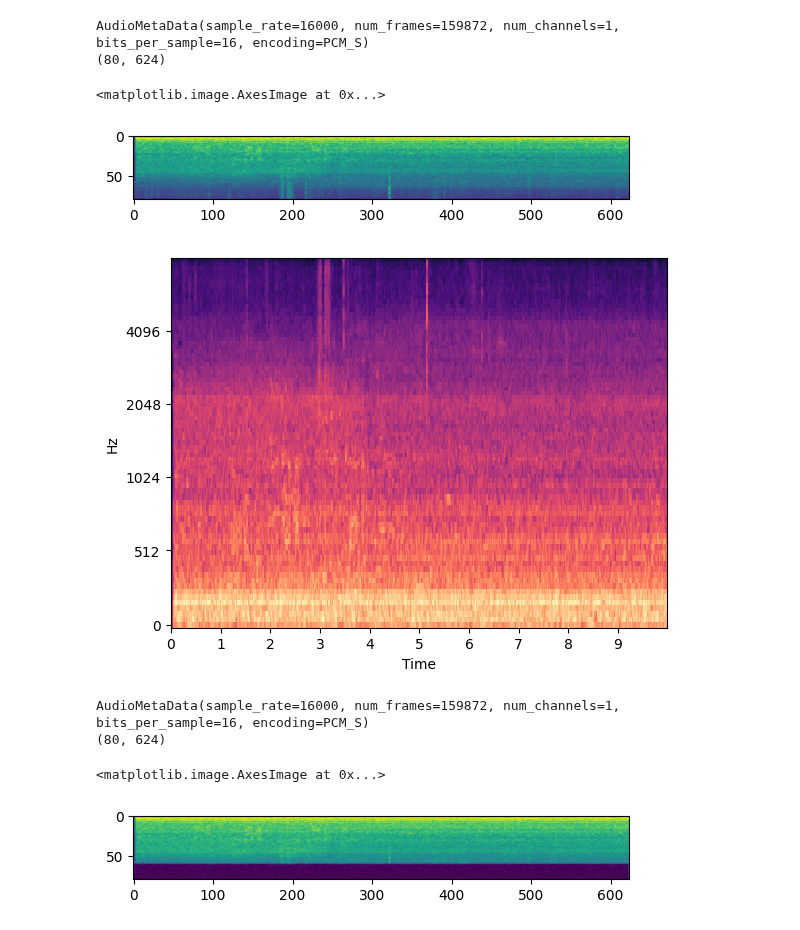
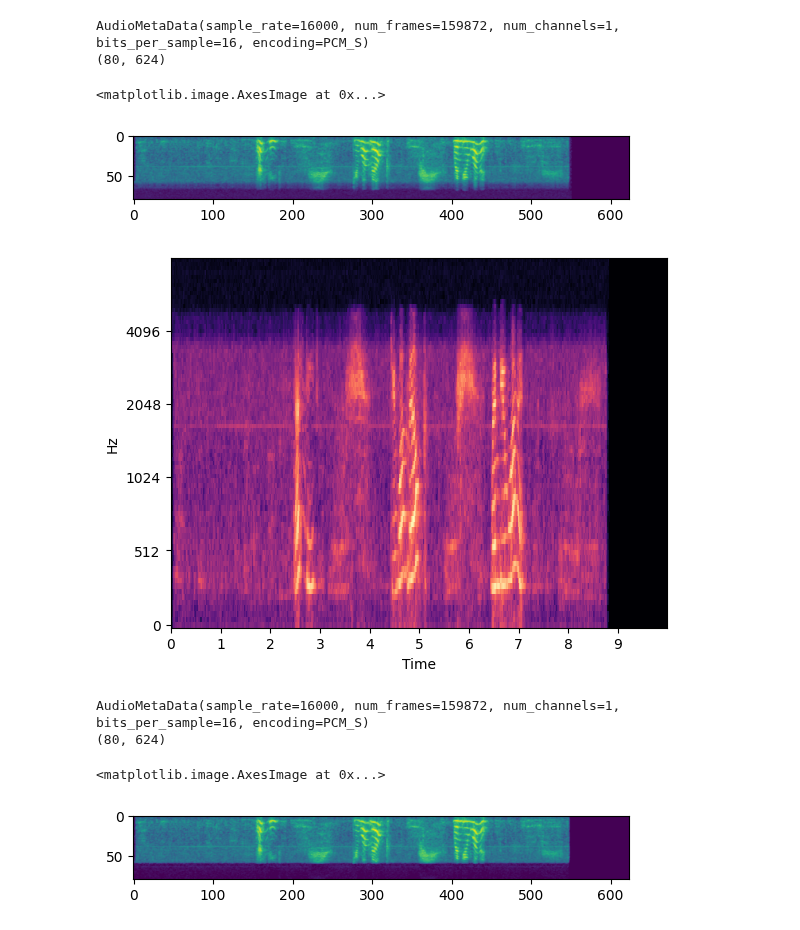
Before and after one commit to HeCheng0625/AudioEditing, a Jupyter notebook: gendata_sr.ipynb, the cells around one changed output. Drawn from its saved outputs; the diff is of its cells as text; code cells hidden in the pictures.

```diff
--- a/gendata_sr.ipynb
+++ b/gendata_sr.ipynb
@@ -67,8 +67,8 @@ def mel_spectrogram(y, n_fft, num_mels, sampling_rate, hop_size, win_size, fmin,
 
     return spec
 # %%
-ac_wav_path = "/blob/v-yuancwang/audio_editing_data/audiocaps/wav"
-save_path = "/blob/v-yuancwang/audio_editing_data/sr"
+ac_wav_path = "/blob/v-yuancwang/audio_editing_data/audiocaps_test/wav"
+save_path = "/blob/v-yuancwang/audio_editing_data/sr_test"
 wav_files = os.listdir(ac_wav_path)
 # ac_wav_path = "/blob/v-yuancwang/audio_editing_data/audiocaps/wav"
 # as_wav_path = "/blob/v-yuancwang/audio_editing_data/audioset96/wav"
@@ -84,12 +84,12 @@ wav_files = os.listdir(ac_wav_path)
 # print(len(wav_files))
 wav_files = sorted(wav_files)
 # %%
-# for file_name in tqdm(wav_files[:]):
-#     wav, sr = librosa.load(os.path.join(ac_wav_path, file_name), sr=8000)
-#     wav = np.clip(wav, -1, 1)
-#     wav = wav * MAX_WAV_VALUE
-#     wav = wav.astype('int16')
-#     write(os.path.join(save_path, "wav", file_name), 8000, wav)
+for file_name in tqdm(wav_files[:]):
+    wav, sr = librosa.load(os.path.join(ac_wav_path, file_name), sr=8000)
+    wav = np.clip(wav, -1, 1)
+    wav = wav * MAX_WAV_VALUE
+    wav = wav.astype('int16')
+    write(os.path.join(save_path, "wav", file_name), 8000, wav)
 
 for file_name in tqdm(wav_files[:]):
     wav, sr = librosa.load(os.path.join(save_path, "wav", file_name), sr=16000)
@@ -105,9 +105,9 @@ for file_name in tqdm(wav_files[:]):
     write(os.path.join(save_path, "wav", file_name), 16000, wav)
     np.save(os.path.join(save_path, "mel", file_name.replace(".wav", ".npy")), spec)
 # %%
-metadata0 = torchaudio.info(os.path.join(ac_wav_path, wav_files[1000]))
+metadata0 = torchaudio.info(os.path.join(ac_wav_path, wav_files[10]))
 print(metadata0)
-wav0, sr0 = librosa.load(os.path.join(ac_wav_path, wav_files[1000]), sr=16000)
+wav0, sr0 = librosa.load(os.path.join(ac_wav_path, wav_files[10]), sr=16000)
 x0 = torch.FloatTensor(wav0)
 x0 = mel_spectrogram(x0.unsqueeze(0), n_fft=1024, num_mels=80, sampling_rate=16000,
     hop_size=256, win_size=1024, fmin=0, fmax=8000)
@@ -118,27 +118,27 @@ plt.imshow(spec0)
 AudioMetaData(sample_rate=16000, num_frames=159872, num_channels=1, bits_per_sample=16, encoding=PCM_S)
 (80, 624)
 <matplotlib.image.AxesImage at 0x...>
-[figure, old version]
+[figure, new version]
 # %%
 librosa.display.specshow(spec0, sr=16000, hop_length=256, x_axis='time', y_axis='mel')
 plt.show()
 # %% [output]
-[figure, old version]
+[figure, new version]
 # %%
-metadata1 = torchaudio.info(os.path.join(save_path, "wav", wav_files[1000]))
+metadata1 = torchaudio.info(os.path.join(save_path, "wav", wav_files[10]))
 print(metadata1)
-wav1, sr1 = librosa.load(os.path.join(save_path, "wav", wav_files[1000]), sr=16000)
+wav1, sr1 = librosa.load(os.path.join(save_path, "wav", wav_files[10]), sr=16000)
 x1 = torch.FloatTensor(wav1)
 x1 = mel_spectrogram(x1.unsqueeze(0), n_fft=1024, num_mels=80, sampling_rate=16000,
     hop_size=256, win_size=1024, fmin=0, fmax=8000)
 spec1 = x1.cpu().numpy()[0]
 print(spec1.shape)
 plt.imshow(spec1)
 # %% [output]
 AudioMetaData(sample_rate=16000, num_frames=159872, num_channels=1, bits_per_sample=16, encoding=PCM_S)
 (80, 624)
 <matplotlib.image.AxesImage at 0x...>
-[figure, old version]
+[figure, new version]
 # %%
 librosa.display.specshow(spec1, sr=16000, hop_length=256, x_axis='time', y_axis='mel')
 plt.show()
```
Also changed, not shown: parts of 1 cell of this notebook, 2 other files.
